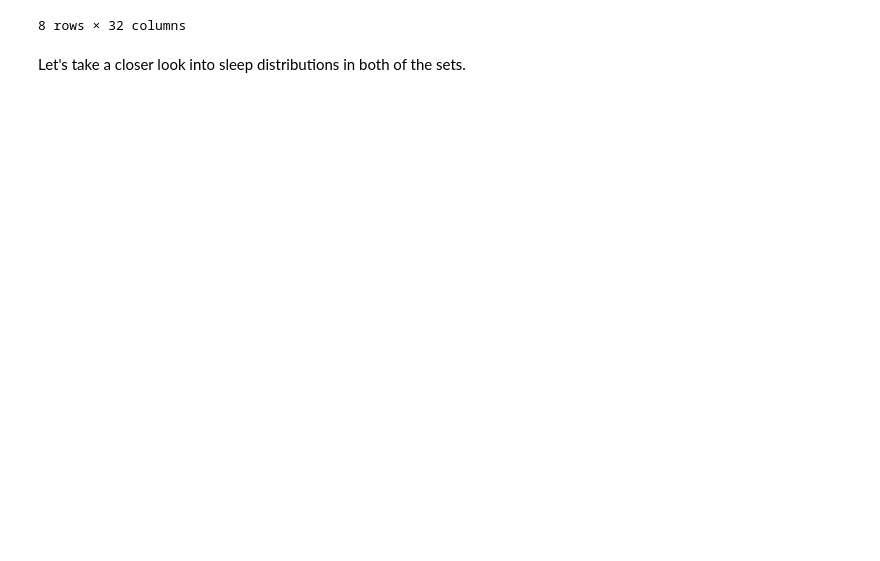
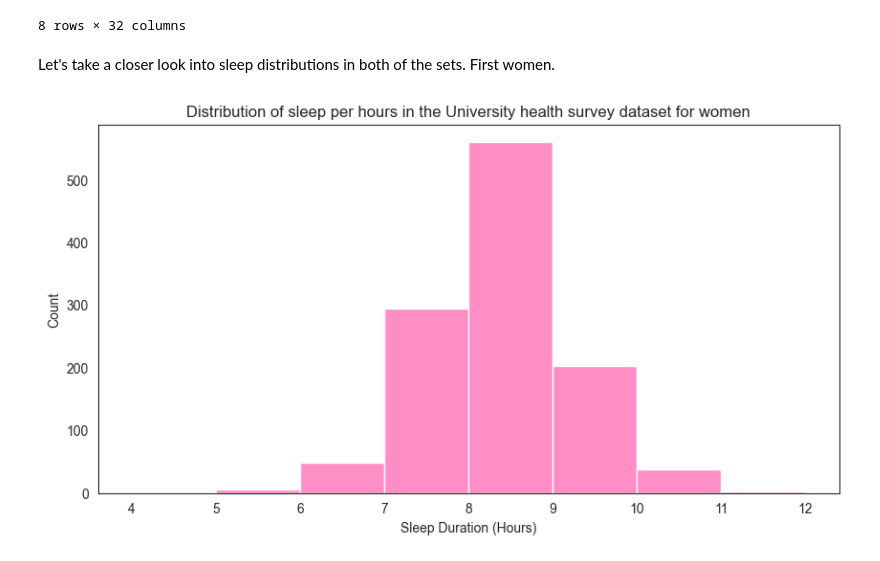
Before and after one commit to heksaani/DataScienceProject, a Jupyter notebook: uhs_eda.ipynb, the cells around one changed output. Drawn from its saved outputs; the diff is of its cells as text; code cells hidden in the pictures; blank space fills up the shorter version.

```diff
--- a/uhs_eda.ipynb
+++ b/uhs_eda.ipynb
@@ -84,4 +84,14 @@ menuhs.describe()
 | max | 4.000000 | 10.000000 | 4.000000 | 3.000000 | 3.000000 | 3.000000 | 3.000000 | 4.000000 | 4.000000 | 5.000000 | ... |
 8 rows × 32 columns
 # %% [markdown]
-Let's take a closer look into sleep distributions in both of the sets.
+Let's take a closer look into sleep distributions in both of the sets. First women.
+# %%
+sb.set_style('white')
+plt.figure(figsize=(10, 5))
+sb.histplot(data=womenuhs, x='unih', bins=8, color='hotpink')
+plt.title('Distribution of sleep per hours in the University health survey dataset for women')
+plt.xlabel('Sleep Duration (Hours)')
+plt.ylabel('Count')
+plt.show()
+# %% [output]
+[figure, added]
```
Also changed, not shown: parts of 7 cells of this notebook.
